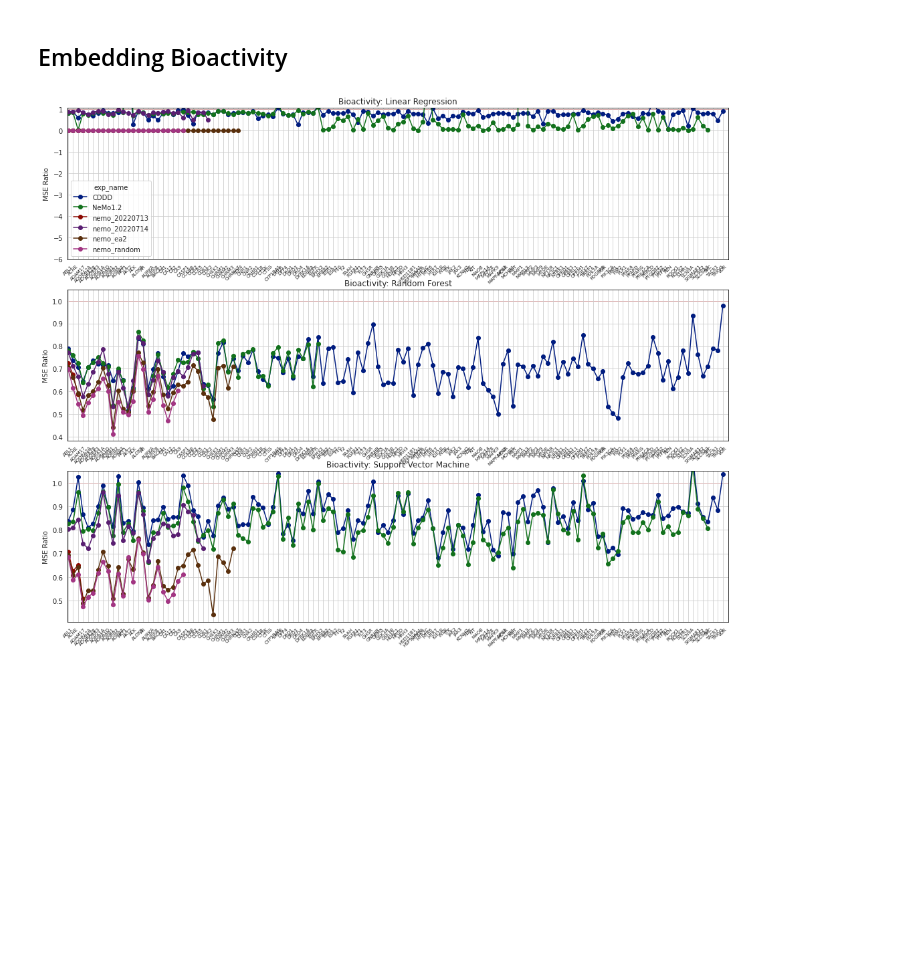
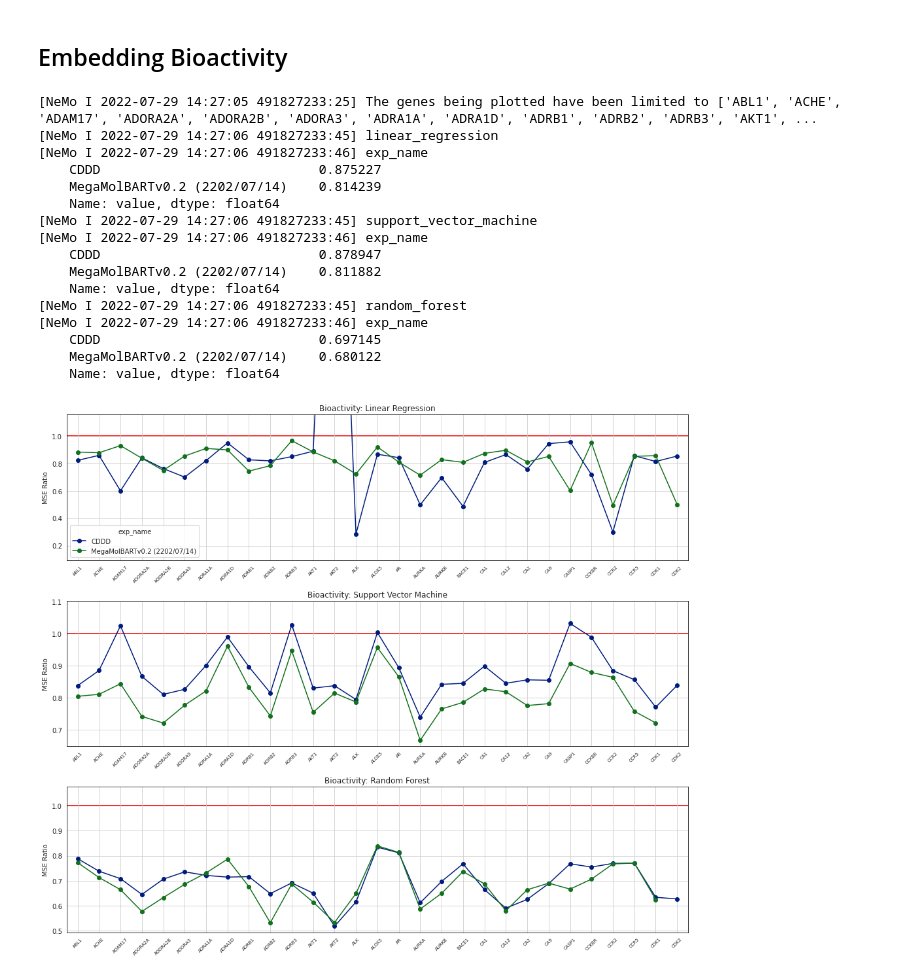
Before and after one commit to NVIDIA/cheminformatics, a Jupyter notebook: benchmark/notebooks/plot_benchmark.ipynb, the cells around one changed output. Drawn from its saved outputs; the diff is of its cells as text; code cells hidden in the pictures; blank space fills up the shorter version.

```diff
--- a/benchmark/notebooks/plot_benchmark.ipynb
+++ b/benchmark/notebooks/plot_benchmark.ipynb
@@ -115,7 +133,10 @@ def setup_plots(num_plots: int,
 
     fig = plt.figure(figsize=(plots_per_row * xscale, (rows * yscale)), facecolor=(1.0, 1.0, 1.0))
     axes_list = fig.subplots(rows, plots_per_row)
-    axes_list = axes_list.flatten()
+    if num_plots > 1:
+        axes_list = axes_list.flatten()
+    else:
+        axes_list = [axes_list]
 
     for ax in axes_list[num_plots:]:
         fig.delaxes(ax)
@@ -254,8 +405,9 @@ make_multimodel_physchem_plots(df=df, save_plots=save_plots)
 # %%
 def make_multimodel_bioactivity_plots(df: pd.DataFrame,
                                        save_plots: bool = False,
-                                       max_plot_ratio: float = 1.0,
+                                       max_plot_ratio: float = 5.0,
                                        plot_type: str = 'line',
+                                       limit_genes: Optional[Union[str, int]] = None,
                                        reports_dir: Optional[str] = None):
 
     # Get selected data
@@ -267,10 +419,19 @@ def make_multimodel_bioactivity_plots(df: pd.DataFrame,
     value_field = 'value'
     property_field = 'gene'
 
-    # Get selected data
+    # Get selected data and set sort order
+    exp_sort_order = pd.CategoricalDtype(df[comparison_field].unique(), ordered=True)
     query = f'({kpi_field} in {kpis}) & ({model_field} in {models})'
+
+    gene_list = sorted(df[property_field].dropna().unique())
+    if limit_genes:
+        limit_index = gene_list.index(limit_genes) if isinstance(limit_genes, str) else limit_genes
+        gene_list = gene_list[: limit_index+1]
+        logging.info(f'The genes being plotted have been limited to {gene_list}')
+        query += f' & ({property_field} in {gene_list})'
+
     df = df.query(query)[[kpi_field, comparison_field, value_field, property_field, model_field]]
-    gene_list = sorted(df[property_field].unique())
+    df.loc[:, comparison_field] = df[comparison_field].astype(exp_sort_order)
     n_genes = len(gene_list)
 
     # Setup plots
@@ -279,50 +440,69 @@ def make_multimodel_bioactivity_plots(df: pd.DataFrame,
     plots_per_row = 1
     fig, axes_list = setup_plots(num_plots, plots_per_row, xscale=14)
 
-    for i, (model_, plot_df) in enumerate(df.groupby(model_field)):
+    for i, (model_, plot_df) in enumerate(df.groupby(model_field, sort=False)):
         ax = axes_list[i]
 
         contains_duplicates = plot_df.groupby([comparison_field, property_field]).size().max() > 1
         if contains_duplicates:
             logging.info(f'Dataframe for {model_} contains duplicate values. They will be averaged.')
 
+        logging.info(f'{model_}')
+        logging.info(f'{plot_df.groupby([comparison_field])[value_field].mean()}')
         plot_df = plot_df.pivot_table(columns=[comparison_field], values=value_field, index=property_field, aggfunc='mean')
         legend = True if i == 0 else False
         kwargs = {'kind':'line', 'marker':'o'} if plot_type == 'line' else {'kind':'bar', width:0.8}
         plot_df.plot(ax=ax, legend=legend, **kwargs)
 
-        ax.axhline(1.0, 0, 1, color='red', lw=1.0, zorder=-1)
+        ax.axhline(1.0, 0, 1, color='red', lw=2.0, zorder=-1)
 
         ymin, ymax = ax.get_ylim()
         ymax = min(ymax, max_plot_ratio) * 1.05
         _label_bars(ax, 0.9 * ymax)
 
         ax.set_ylim(ymin, ymax)
         ax.set_ylabel(f'MSE Ratio')
 
-        ax.set_xlim(-0.1, n_genes + 0.1)
+        ax.set_xlim(-0.5, n_genes - 0.5)
         ax.xaxis.set_tick_params(labelbottom=True)
         ax.set_xticks(range(0, n_genes))
         ax.set_xticklabels(gene_list, rotation=45, size='7')
         ax.set_xlabel('')
 
         model_title = model_.replace('_', ' ').title()
         ax.set_title(f'Bioactivity: {model_title}')
 
         fig.subplots_adjust(left=0.01,
                     bottom=0.01,
                     right=0.99,
                     top=0.90,
                     wspace=0.1,
                     hspace=0.2)
     if save_plots:
+        plt.tight_layout()
         save_path = os.path.join(reports_dir, 'Bioactivity_Aggregated_Benchmark.png')
         fig.savefig(save_path, dpi=300)
 
     return plot_df
 
 
 df = load_files(metric_paths=metric_paths, metric_labels=metric_labels, parse_timestamps=False)
-plot_df= make_multimodel_bioactivity_plots(df=df, save_plots=save_plots)
+plot_df = make_multimodel_bioactivity_plots(df=df, limit_genes='CDK2', save_plots=save_plots, reports_dir=reports_dir, max_plot_ratio=1.1)
 # %% [output]
+[NeMo I 2022-07-29 14:27:05 491827233:25] The genes being plotted have been limited to ['ABL1', 'ACHE', 'ADAM17', 'ADORA2A', 'ADORA2B', 'ADORA3', 'ADRA1A', 'ADRA1D', 'ADRB1', 'ADRB2', 'ADRB3', 'AKT1', ...
+[NeMo I 2022-07-29 14:27:06 491827233:45] linear_regression
+[NeMo I 2022-07-29 14:27:06 491827233:46] exp_name
+    CDDD                            0.875227
+    MegaMolBARTv0.2 (2202/07/14)    0.814239
+    Name: value, dtype: float64
+[NeMo I 2022-07-29 14:27:06 491827233:45] support_vector_machine
+[NeMo I 2022-07-29 14:27:06 491827233:46] exp_name
+    CDDD                            0.878947
+    MegaMolBARTv0.2 (2202/07/14)    0.811882
+    Name: value, dtype: float64
+[NeMo I 2022-07-29 14:27:06 491827233:45] random_forest
+[NeMo I 2022-07-29 14:27:06 491827233:46] exp_name
+    CDDD                            0.697145
+    MegaMolBARTv0.2 (2202/07/14)    0.680122
+    Name: value, dtype: float64
-[figure, old version]
+[figure, new version]
```
Also changed, not shown: parts of 6 cells of this notebook.
